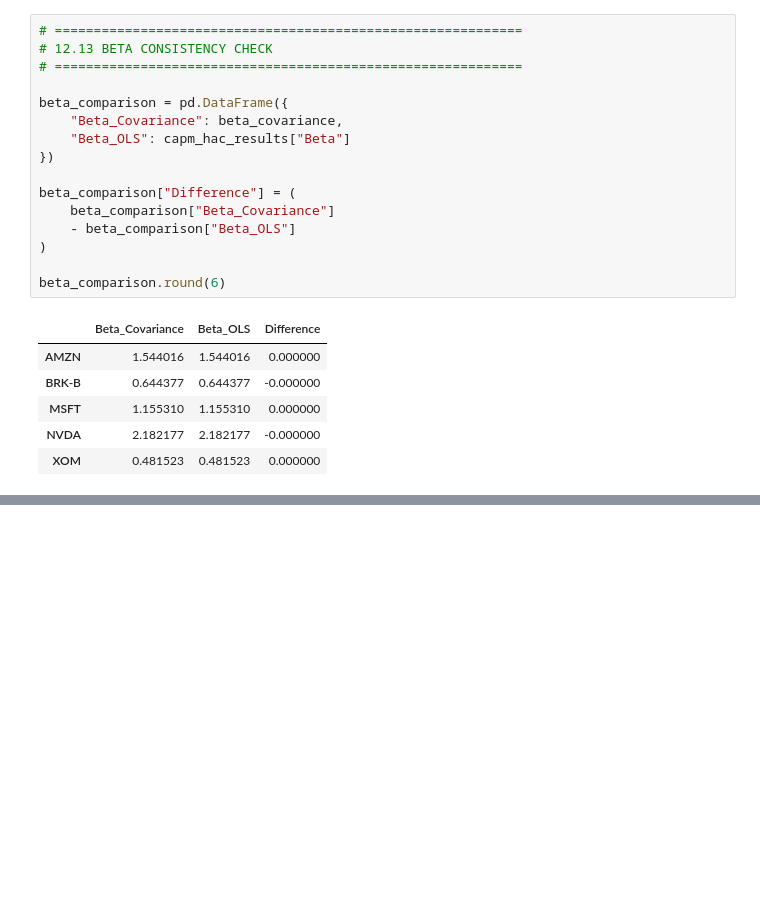
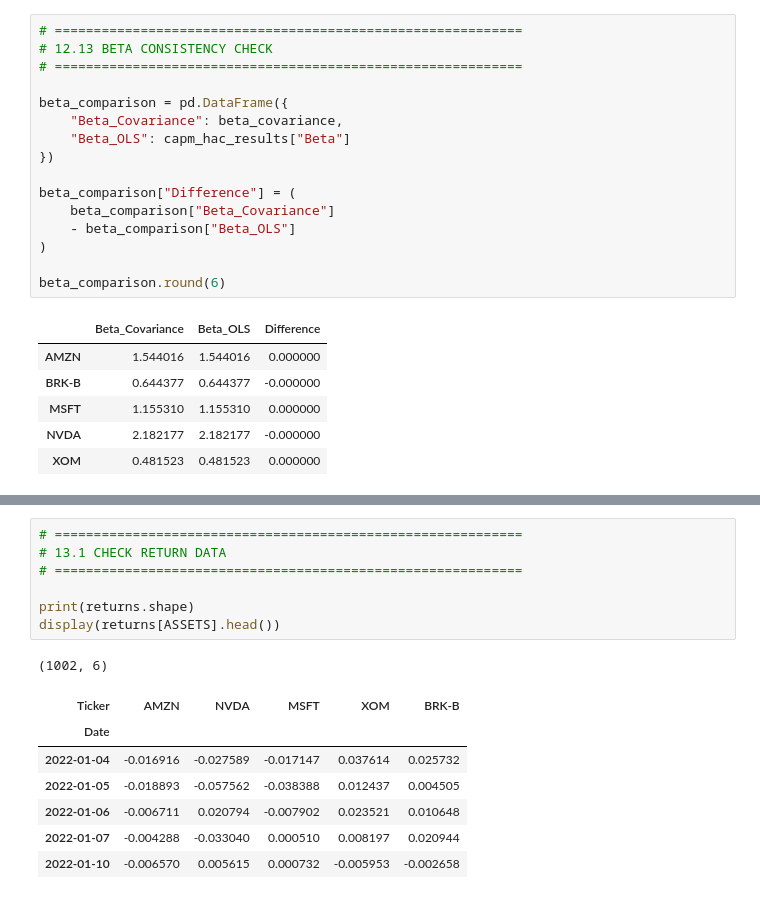
Before and after one commit to josuemarroquinj/corporate-value-portfolio-risk-analysis, a Jupyter notebook: notebooks/01_market_data_collection.ipynb, the cells around one changed output, grey strips where cells are left out. Cells and saved outputs as stored; diff of their text form; blank space fills up the shorter version.

```diff
--- a/notebooks/01_market_data_collection.ipynb
+++ b/notebooks/01_market_data_collection.ipynb
@@ -1726,0 +1930,16 @@ beta_comparison.round(6)
+# %%
+# ============================================================
+# 13.1 CHECK RETURN DATA
+# ============================================================
+
+print(returns.shape)
+display(returns[ASSETS].head())
+# %% [output]
+(1002, 6)
+| Ticker | AMZN | NVDA | MSFT | XOM | BRK-B |
+| Date |  |  |  |  |  |
+| 2022-01-04 | -0.016916 | -0.027589 | -0.017147 | 0.037614 | 0.025732 |
+| 2022-01-05 | -0.018893 | -0.057562 | -0.038388 | 0.012437 | 0.004505 |
+| 2022-01-06 | -0.006711 | 0.020794 | -0.007902 | 0.023521 | 0.010648 |
+| 2022-01-07 | -0.004288 | -0.033040 | 0.000510 | 0.008197 | 0.020944 |
+| 2022-01-10 | -0.006570 | 0.005615 | 0.000732 | -0.005953 | -0.002658 |
```
Also changed, not shown: parts of 11 cells of this notebook.
